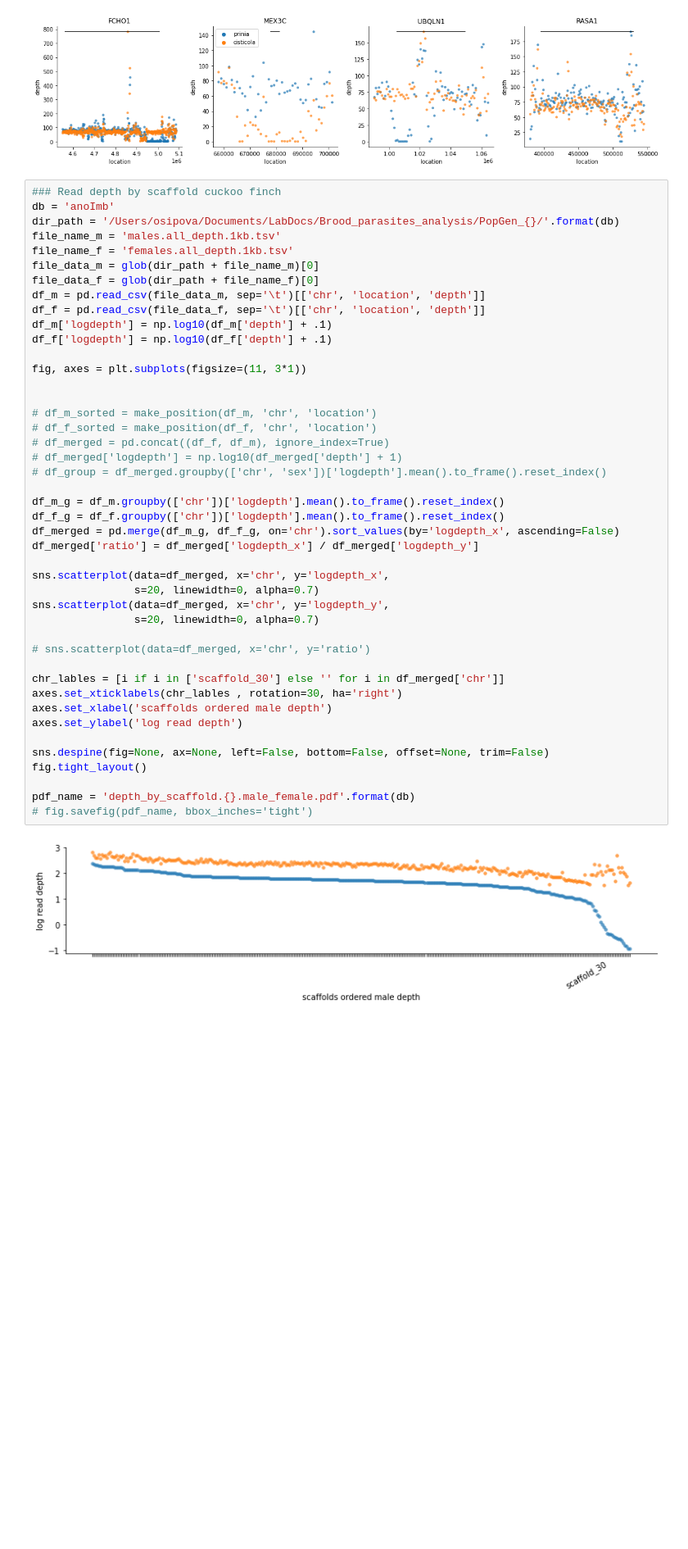
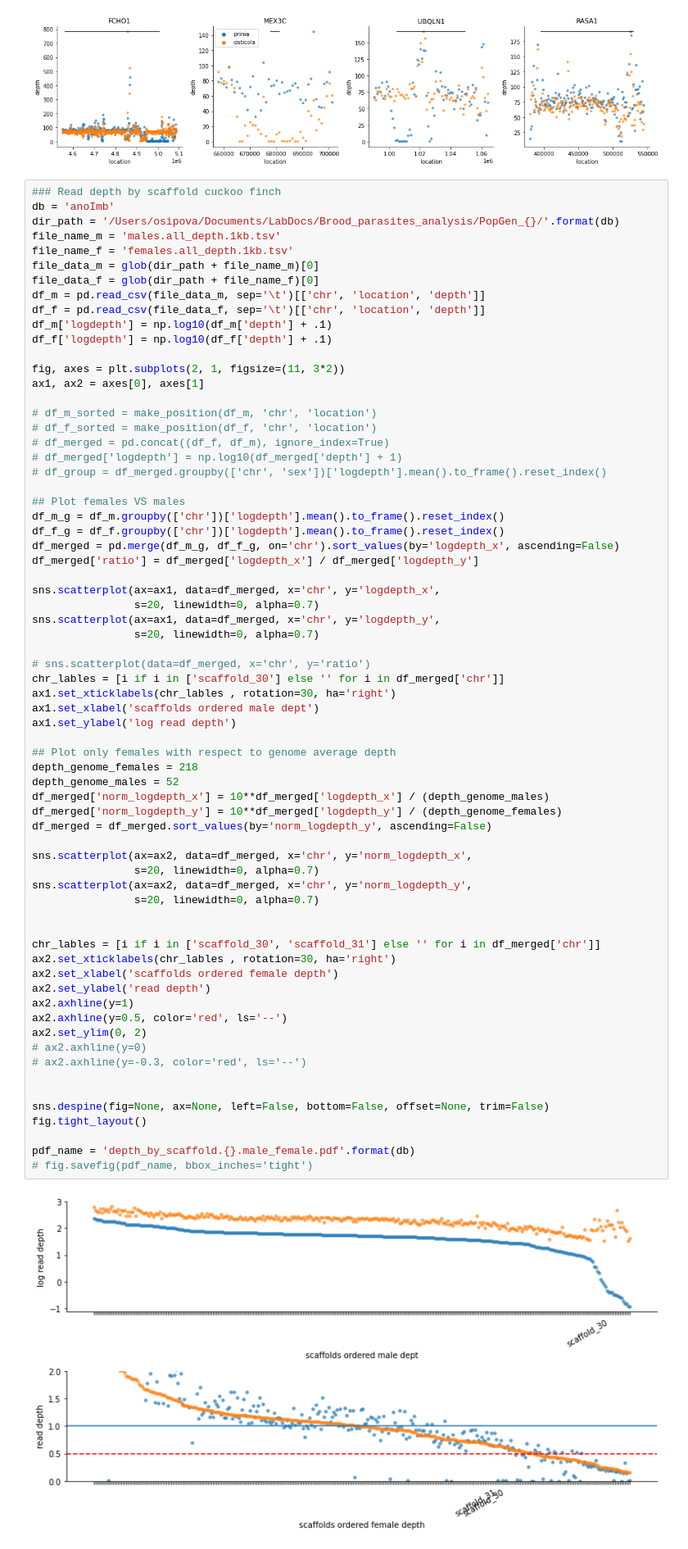
Before and after one commit to osipovarev/Brood_parasites_analysis, a Jupyter notebook: PCA_from_snparcher.ipynb, the cells around one changed output. Shown at 82% size. Drawn from its saved outputs; the diff is of its cells as text; blank space fills up the shorter version.

```diff
--- a/PCA_from_snparcher.ipynb
+++ b/PCA_from_snparcher.ipynb
@@ -271,42 +271,66 @@ file_data_m = glob(dir_path + file_name_m)[0]
 file_data_f = glob(dir_path + file_name_f)[0]
 df_m = pd.read_csv(file_data_m, sep='\t')[['chr', 'location', 'depth']]
 df_f = pd.read_csv(file_data_f, sep='\t')[['chr', 'location', 'depth']]
 df_m['logdepth'] = np.log10(df_m['depth'] + .1)
 df_f['logdepth'] = np.log10(df_f['depth'] + .1)
 
-fig, axes = plt.subplots(figsize=(11, 3*1))
-
+fig, axes = plt.subplots(2, 1, figsize=(11, 3*2))
+ax1, ax2 = axes[0], axes[1]
 
 # df_m_sorted = make_position(df_m, 'chr', 'location')
 # df_f_sorted = make_position(df_f, 'chr', 'location')
 # df_merged = pd.concat((df_f, df_m), ignore_index=True)
 # df_merged['logdepth'] = np.log10(df_merged['depth'] + 1)
 # df_group = df_merged.groupby(['chr', 'sex'])['logdepth'].mean().to_frame().reset_index()
 
+## Plot females VS males
 df_m_g = df_m.groupby(['chr'])['logdepth'].mean().to_frame().reset_index()
 df_f_g = df_f.groupby(['chr'])['logdepth'].mean().to_frame().reset_index()
 df_merged = pd.merge(df_m_g, df_f_g, on='chr').sort_values(by='logdepth_x', ascending=False)
 df_merged['ratio'] = df_merged['logdepth_x'] / df_merged['logdepth_y']
 
-sns.scatterplot(data=df_merged, x='chr', y='logdepth_x',
+sns.scatterplot(ax=ax1, data=df_merged, x='chr', y='logdepth_x',
                 s=20, linewidth=0, alpha=0.7)
-sns.scatterplot(data=df_merged, x='chr', y='logdepth_y',
+sns.scatterplot(ax=ax1, data=df_merged, x='chr', y='logdepth_y',
                 s=20, linewidth=0, alpha=0.7)
 
 # sns.scatterplot(data=df_merged, x='chr', y='ratio')
+chr_lables = [i if i in ['scaffold_30'] else '' for i in df_merged['chr']]
+ax1.set_xticklabels(chr_lables , rotation=30, ha='right')
+ax1.set_xlabel('scaffolds ordered male dept')
+ax1.set_ylabel('log read depth')
 
-chr_lables = [i if i in ['scaffold_30'] else '' for i in df_merged['chr']]
-axes.set_xticklabels(chr_lables , rotation=30, ha='right')
-axes.set_xlabel('scaffolds ordered male depth')
-axes.set_ylabel('log read depth')
+## Plot only females with respect to genome average depth
+depth_genome_females = 218
+depth_genome_males = 52
+df_merged['norm_logdepth_x'] = 10**df_merged['logdepth_x'] / (depth_genome_males)
+df_merged['norm_logdepth_y'] = 10**df_merged['logdepth_y'] / (depth_genome_females)
+df_merged = df_merged.sort_values(by='norm_logdepth_y', ascending=False)
+
+sns.scatterplot(ax=ax2, data=df_merged, x='chr', y='norm_logdepth_x',
+                s=20, linewidth=0, alpha=0.7)
+sns.scatterplot(ax=ax2, data=df_merged, x='chr', y='norm_logdepth_y',
+                s=20, linewidth=0, alpha=0.7)
+
+
+chr_lables = [i if i in ['scaffold_30', 'scaffold_31'] else '' for i in df_merged['chr']]
+ax2.set_xticklabels(chr_lables , rotation=30, ha='right')
+ax2.set_xlabel('scaffolds ordered female depth')
+ax2.set_ylabel('read depth')
+ax2.axhline(y=1)
+ax2.axhline(y=0.5, color='red', ls='--')
+ax2.set_ylim(0, 2)
+# ax2.axhline(y=0)
+# ax2.axhline(y=-0.3, color='red', ls='--')
+
 
 sns.despine(fig=None, ax=None, left=False, bottom=False, offset=None, trim=False)
 fig.tight_layout()
 
 pdf_name = 'depth_by_scaffold.{}.male_female.pdf'.format(db)
 # fig.savefig(pdf_name, bbox_inches='tight')
 # %% [output]
-[figure, old version]
+[figure, new version]
 # %%
 ### Make list of chrW scaffolds
 # chrW_scaffolds = df_merged[df_merged['ratio'] < 0.5]['chr']
```
Also changed, not shown: parts of 1 cell of this notebook, 2 other files.
